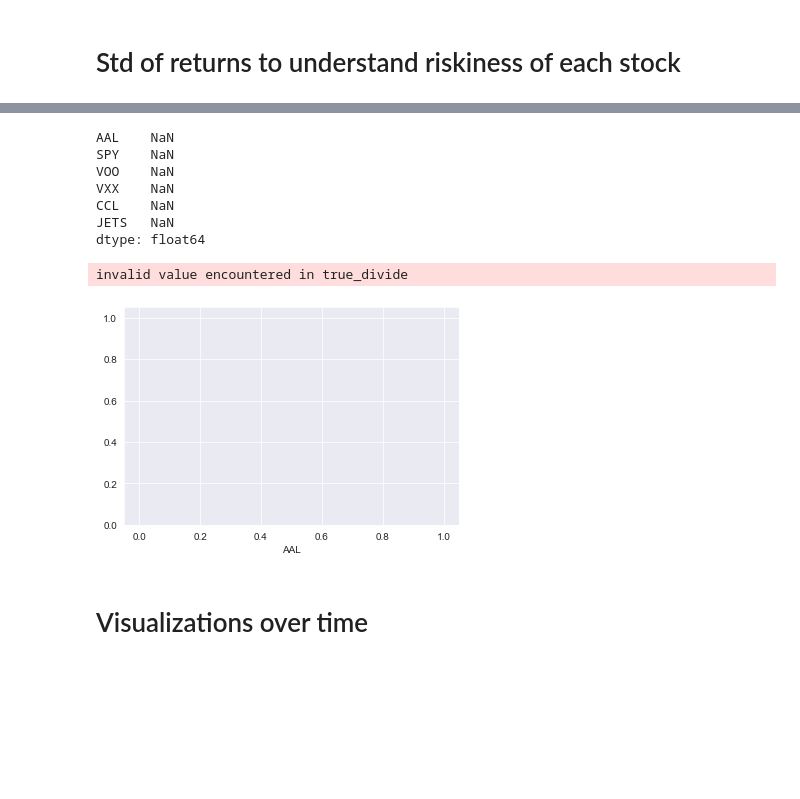
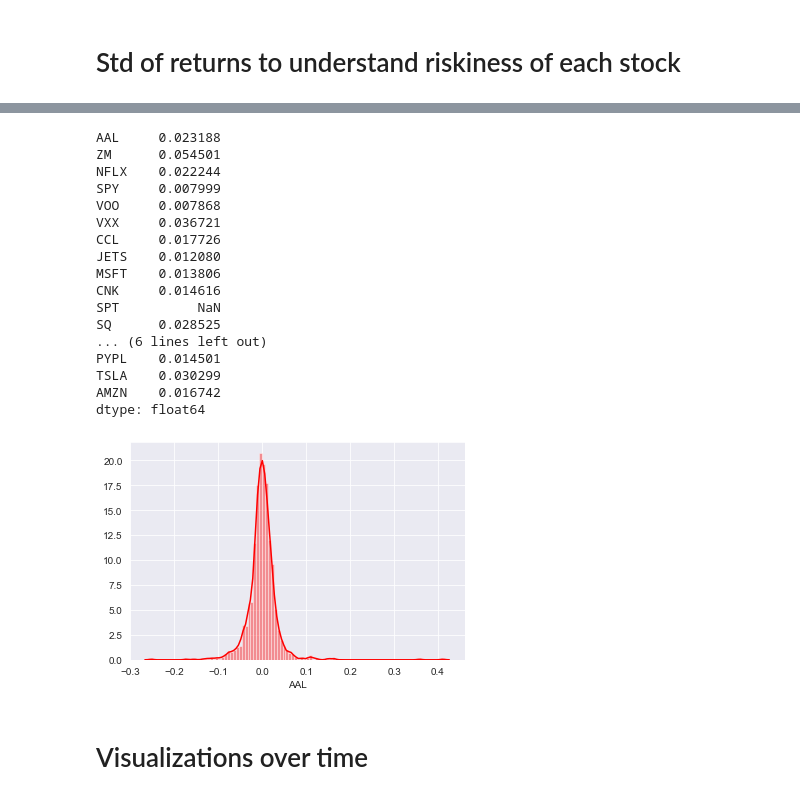
Before and after one commit to chankeith96/Side-Project---Financial-Analysis, a Jupyter notebook: My Financial Analysis.ipynb, the cells around one changed output, grey strips where cells are left out. Saved outputs shown, nothing was run; the diff lists cells and outputs as text; code cells hidden in the pictures; blank space fills up the shorter version.

Commit message:
change pandas_datareader to load from yahoo instead of stooq, add reference to yfinance, fixed start and end date problems, added understanding the data section

```diff
--- a/My Financial Analysis.ipynb
+++ b/My Financial Analysis.ipynb
@@ -43,18 +65,21 @@ end_datetime = datetime.datetime(2020,9,5)
 # %%
 # List the ticker symbols you are interested in (as strings)
-tickers = ["AAL", "SPY", "VOO", "VXX", "CCL", "JETS"]
+tickers = ["AAL", "ZM", "NFLX", "SPY", "VOO", "VXX", "CCL", "JETS","MSFT","CNK", "SPT", "SQ","XOP","NKLA","PTON","APT","FSLY","DDOG","PYPL","TSLA","AMZN"]
 # %%
 # I want to store each df separately to do Bollinger band plots later on
 each_df = {}
 for ticker in tickers:
-    each_df[ticker] = data.DataReader(ticker, 'stooq', start_datetime, end_datetime)
+    each_df[ticker] = data.DataReader(ticker, 'yahoo', start_date, end_date)
+# %%
+# Concatenating dataframes for each ticker together to create a single dataframe called stocks
+stocks = pd.concat(each_df, axis=1, keys = tickers)
 # %%
-# Concatenating dataframes for each ticker together to create a single dataframe called stocks
-list_dfs = []
-for ticker in tickers:
-    list_dfs.append(data.DataReader(ticker, 'stooq', start_datetime, end_datetime))
+# # Concatenating dataframes for each ticker together to create a single dataframe called stocks
+# list_dfs = []
+# for ticker in tickers:
+#     list_dfs.append(data.DataReader(ticker, 'yahoo', start_date, end_date))
 
-stocks = pd.concat(list_dfs, axis=1, keys = tickers)
+# stocks = pd.concat(list_dfs, axis=1, keys = tickers)
 # %%
 # Setting names for the multi-index
 stocks.columns.names = ['Ticker Symbol','Stock Info']
@@ -178,24 +267,33 @@ JETS   NaN
 dtype: float64
 # %%
 # as compared to the same time period in 2019
-returns.loc['2019-07-03':'2019-01-01'].std()
+returns.loc['2019-01-03':'2019-07-01'].std()
 # %% [output]
-AAL    NaN
-SPY    NaN
-VOO    NaN
-VXX    NaN
-CCL    NaN
-JETS   NaN
+AAL     0.023188
+ZM      0.054501
+NFLX    0.022244
+SPY     0.007999
+VOO     0.007868
+VXX     0.036721
+CCL     0.017726
+JETS    0.012080
+MSFT    0.013806
+CNK     0.014616
+SPT          NaN
+SQ      0.028525
+... (6 lines left out)
+PYPL    0.014501
+TSLA    0.030299
+AMZN    0.016742
 dtype: float64
 # %%
 # We can show the distributions of the daily returns using Seaborn's distplot
-a = returns["AAL"].loc['2019-12-30':'2019-01-01'].dropna()
+a = returns["AAL"].loc[start_date:end_date].dropna()
 a
 plot = sns.distplot(a, bins=100, color='red')
 # plot.set_xlim([-0.05, 0.05])
 # %% [output]
-invalid value encountered in true_divide
-[figure, old version]
+[figure, new version]
 # %% [markdown]
 # Visualizations over time
 # %%
```
Also changed, not shown: parts of 37 cells of this notebook.
